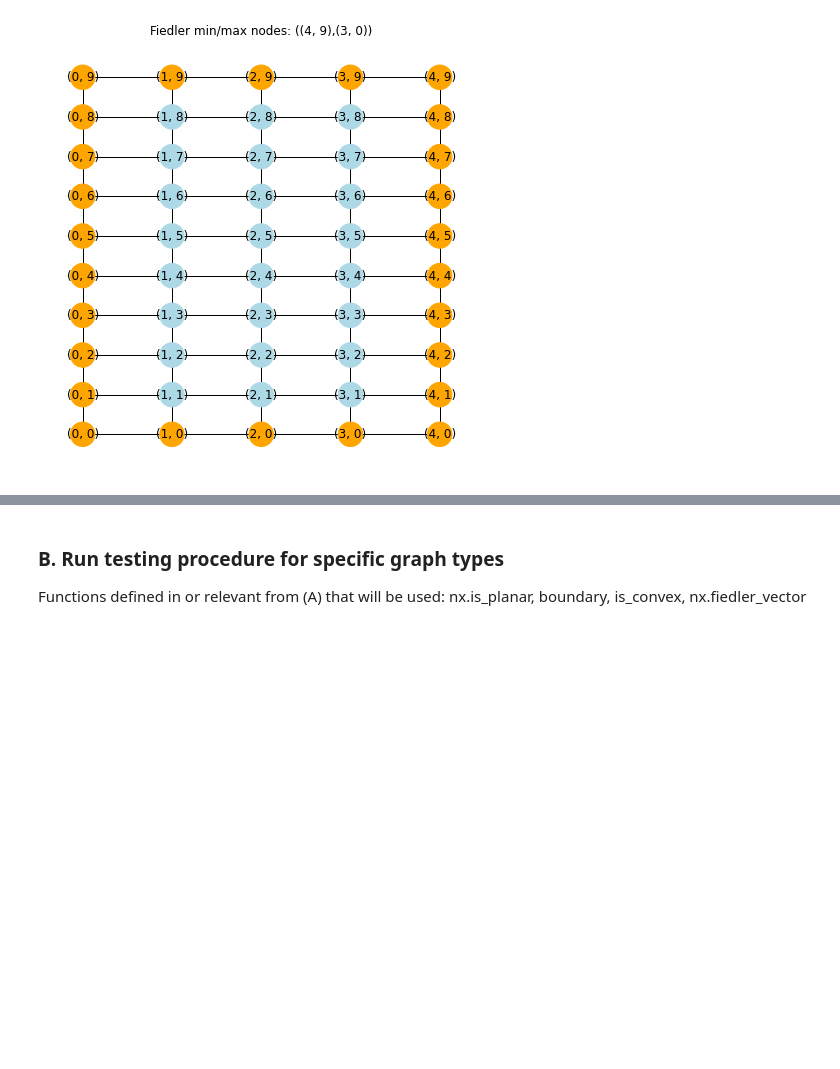
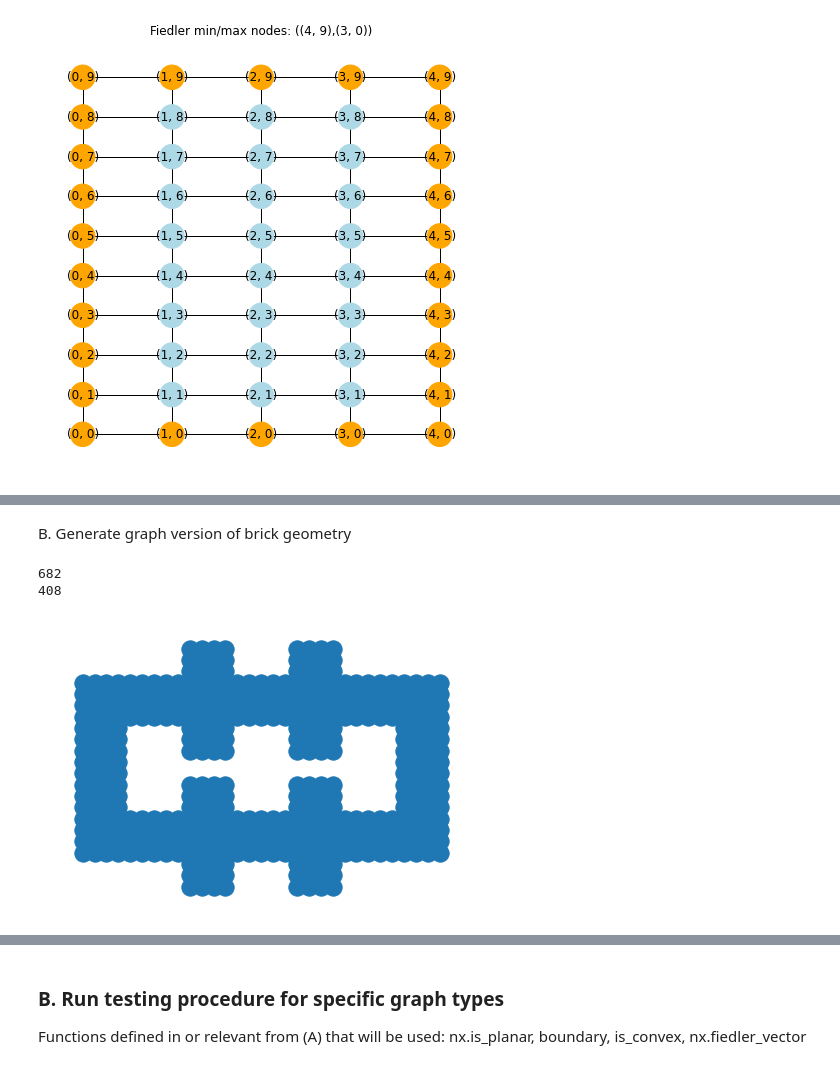
Before and after one commit to amaheshwari25/graph-hotspots, a Jupyter notebook: GraphHotSpots_Experiments.ipynb, the cells around one changed output, grey strips where cells are left out. Drawn from its saved outputs; the diff is of its cells as text; code cells hidden in the pictures; blank space fills up the shorter version.

```diff
--- a/GraphHotSpots_Experiments.ipynb
+++ b/GraphHotSpots_Experiments.ipynb
@@ -178,0 +309,23 @@ plt.show()
+# %% [markdown]
+B. Generate graph version of brick geometry
+# %%
+# node_xpos = np.arange(0, 10.5*scale) # since original x-max was 10 (10.5 just for some buffer to be safe)
+# node_ypos = np.arange(0, 7.5*scale) # since original y-max was 7
+
+brick_G = nx.grid_2d_graph(int(10.5*scale), int(7.5*scale))
+print(len(brick_G.nodes))
+
+brick_nodes = list(brick_G.nodes) # these nodes now give us positions
+for node in brick_nodes:
+    if not point_in_region(node, outer_poly, inner_poly):
+        brick_G.remove_node(node)
+
+print(len(brick_G.nodes))
+# %% [output]
+682
+408
+# %%
+brick_pos = {(x,y):(x,y) for x,y in brick_G.nodes()}
+nx.draw(brick_G, pos=brick_pos)
+# %% [output]
+[figure, added]
```
Also changed, not shown: parts of 65 cells of this notebook.
